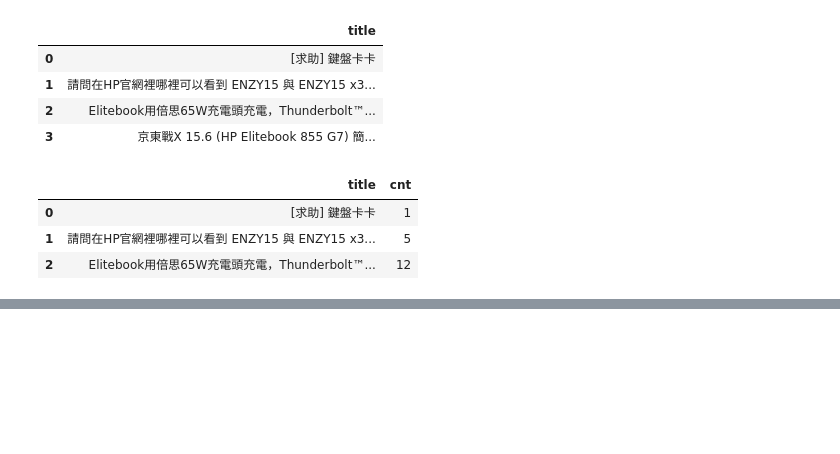
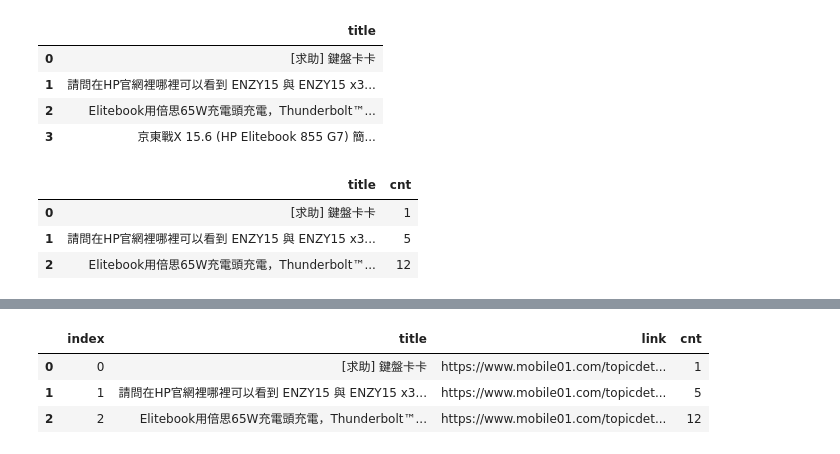
Before and after one commit to ywchiu/HPPY, a Jupyter notebook: Demo20210319.ipynb, the cells around one changed output, grey strips where cells are left out. Saved outputs shown, nothing was run; the diff lists cells and outputs as text; code cells hidden in the pictures; blank space fills up the shorter version.

```diff
--- a/Demo20210319.ipynb
+++ b/Demo20210319.ipynb
@@ -833,0 +926,3 @@ comments_df.iloc[0:3,[0,2]]
+# %%
+import sqlite3
+con = sqlite3.connect('mobile01.sqlite')
@@ -833,0 +931,9 @@ comments_df.iloc[0:3,[0,2]]
+# %%
+df2 = pandas.read_sql_query('SELECT * FROM comments LIMIT 3', con = con)
+# %%
+df2
+# %% [output]
+|  | index | title | link | cnt |
+| 0 | 0 | [求助] 鍵盤卡卡 | https://www.mobile01.com/topicdet... | 1 |
+| 1 | 1 | 請問在HP官網裡哪裡可以看到 ENZY15 與 ENZY15 x3... | https://www.mobile01.com/topicdet... | 5 |
+| 2 | 2 | Elitebook用倍思65W充電頭充電，Thunderbolt™... | https://www.mobile01.com/topicdet... | 12 |
```
Also changed, not shown: parts of 18 cells of this notebook.
